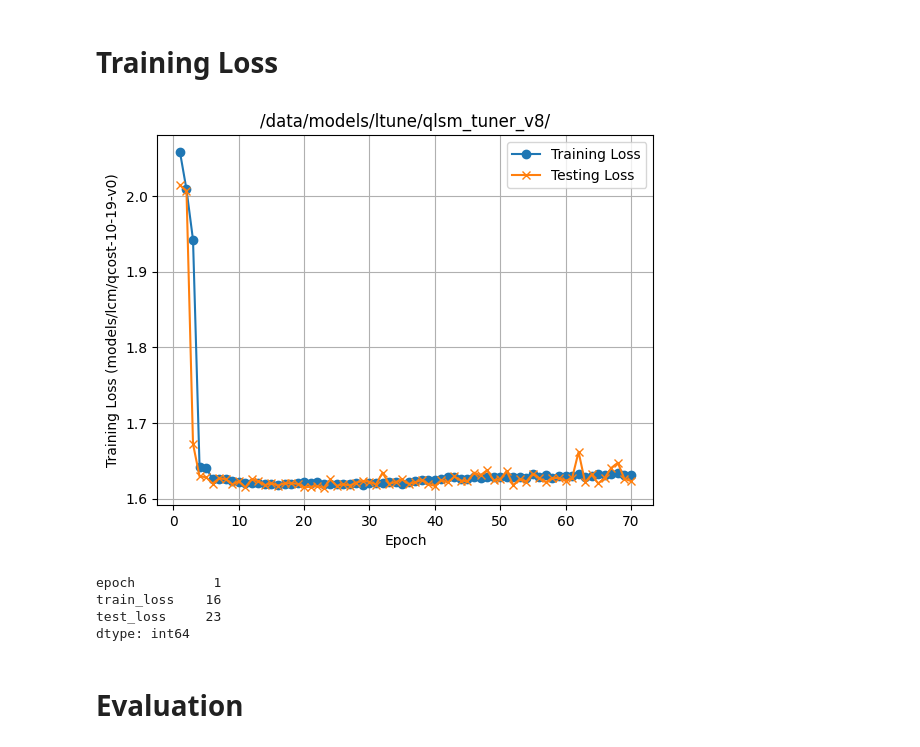
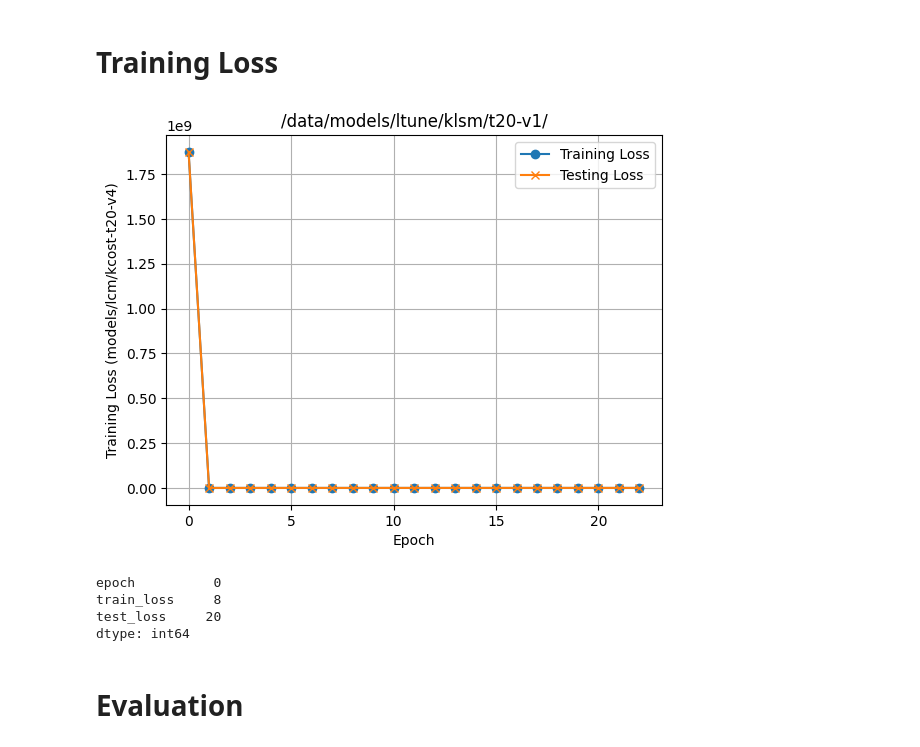
Before and after one commit to ephoris/endure-jupyter, a Jupyter notebook: experiments/01_ltune_eval.ipynb, the cells around one changed output. Cells and saved outputs as stored; diff of their text form; code cells hidden in the pictures.

```diff
--- a/experiments/01_ltune_eval.ipynb
+++ b/experiments/01_ltune_eval.ipynb
@@ -28,7 +30,7 @@ def save_fig(fig, filename):
 # %% [markdown]
 # Loading Model
 # %%
-path = '/data/models/ltune/qlsm_tuner_v8/'
+path = '/data/models/ltune/klsm/t20-v1/'
 config = Reader.read_config(os.path.join(path, 'endure.toml'))
 # config = Reader.read_config('../../endure.toml')
 cf = EndureCost(config)
@@ -91,23 +101,23 @@ out, design
 # %% [markdown]
 # Training Loss
 # %%
-losses = pd.read_csv(os.path.join(path, 'losses.csv')).loc[1:70]
+losses = pd.read_csv(os.path.join(path, 'losses.csv')).loc[0:]
 fig, ax = plt.subplots()
 ax.plot(losses['epoch'], losses['train_loss'], '-o', label='Training Loss')
 ax.plot(losses['epoch'], losses['test_loss'], '-x', label='Testing Loss')
 ax.set_xlabel('Epoch')
 ax.set_ylabel(f'Training Loss ({config["job"]["LTuneTrain"]["loss_fn_path"]})')
 ax.set_title(f'{path}')
 ax.grid()
 _ = ax.legend()
 # %% [output]
-[figure, old version]
+[figure, new version]
 # %%
 losses.idxmin()
 # %% [output]
-epoch          1
-train_loss    16
-test_loss     23
+epoch          0
+train_loss     8
+test_loss     20
 dtype: int64
 # %% [markdown]
 # Evaluation
```
Also changed, not shown: parts of 23 cells of this notebook, 1 other file.
